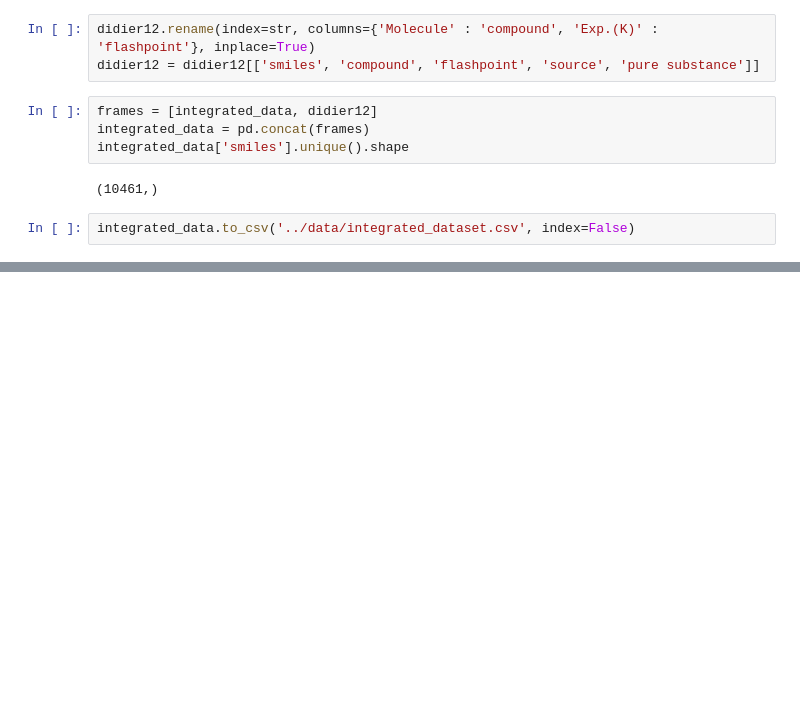
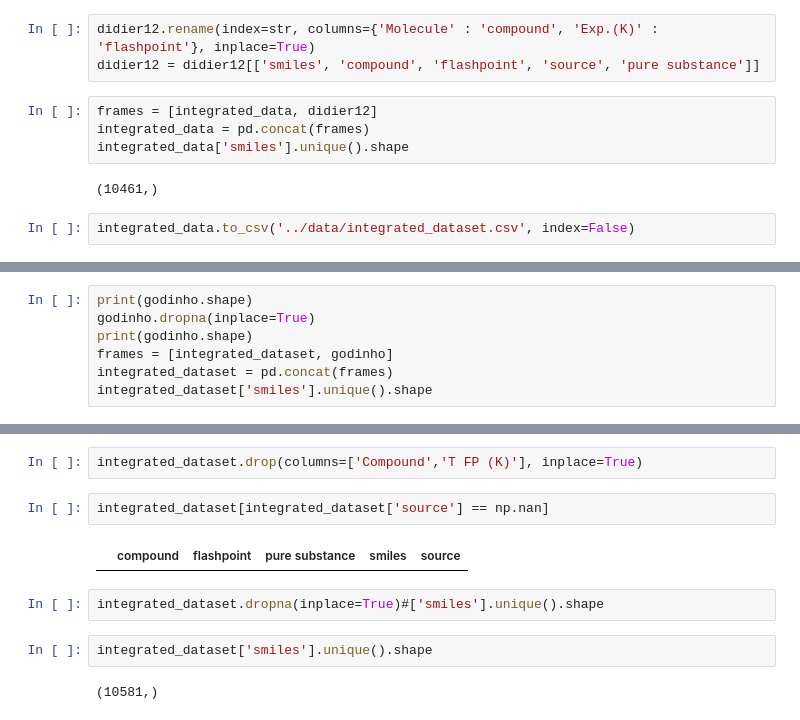
Before and after one commit to nkrakauer/moleprop, a Jupyter notebook: notebooks/Integrated Dataset First Copy.ipynb, the cells around one changed output, grey strips where cells are left out. Saved outputs shown, nothing was run; the diff lists cells and outputs as text; blank space fills up the shorter version.

```diff
--- a/notebooks/Integrated Dataset First Copy.ipynb
+++ b/notebooks/Integrated Dataset First Copy.ipynb
@@ -447,0 +615,7 @@ integrated_data.to_csv('../data/integrated_dataset.csv', index=False)
+# %%
+print(godinho.shape)
+godinho.dropna(inplace=True)
+print(godinho.shape)
+frames = [integrated_dataset, godinho]
+integrated_dataset = pd.concat(frames)
+integrated_dataset['smiles'].unique().shape
@@ -447,0 +644,12 @@ integrated_data.to_csv('../data/integrated_dataset.csv', index=False)
+# %%
+integrated_dataset.drop(columns=['Compound','T FP (K)'], inplace=True)
+# %%
+integrated_dataset[integrated_dataset['source'] == np.nan]
+# %% [output]
+|  | compound | flashpoint | pure substance | smiles | source |
+# %%
+integrated_dataset.dropna(inplace=True)#['smiles'].unique().shape
+# %%
+integrated_dataset['smiles'].unique().shape
+# %% [output]
+(10581,)
```
Also changed, not shown: parts of 29 cells of this notebook, 4 other files.
